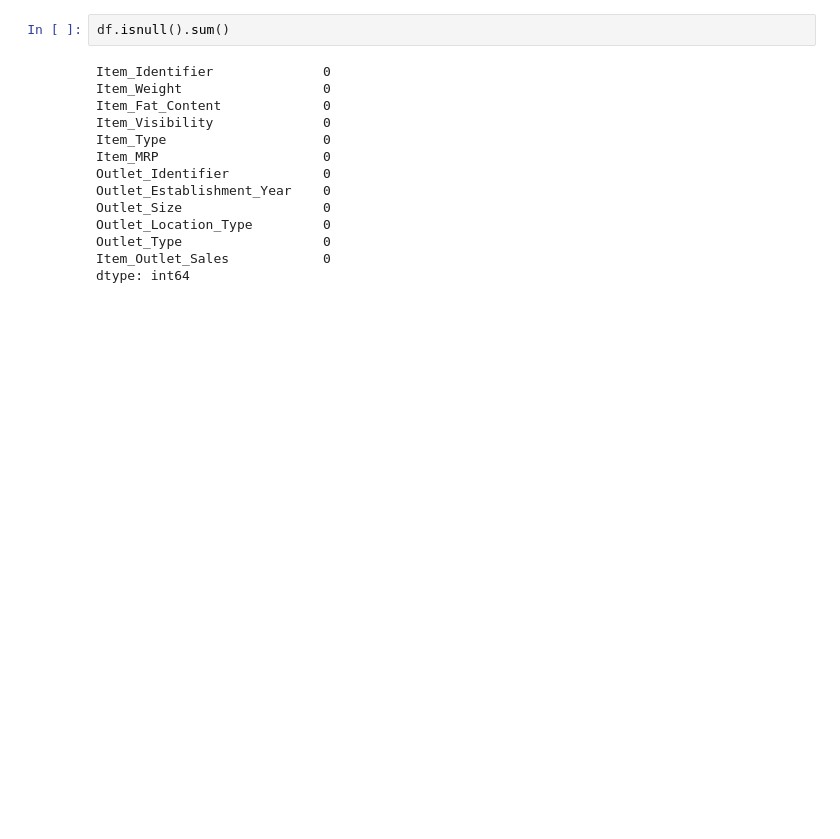
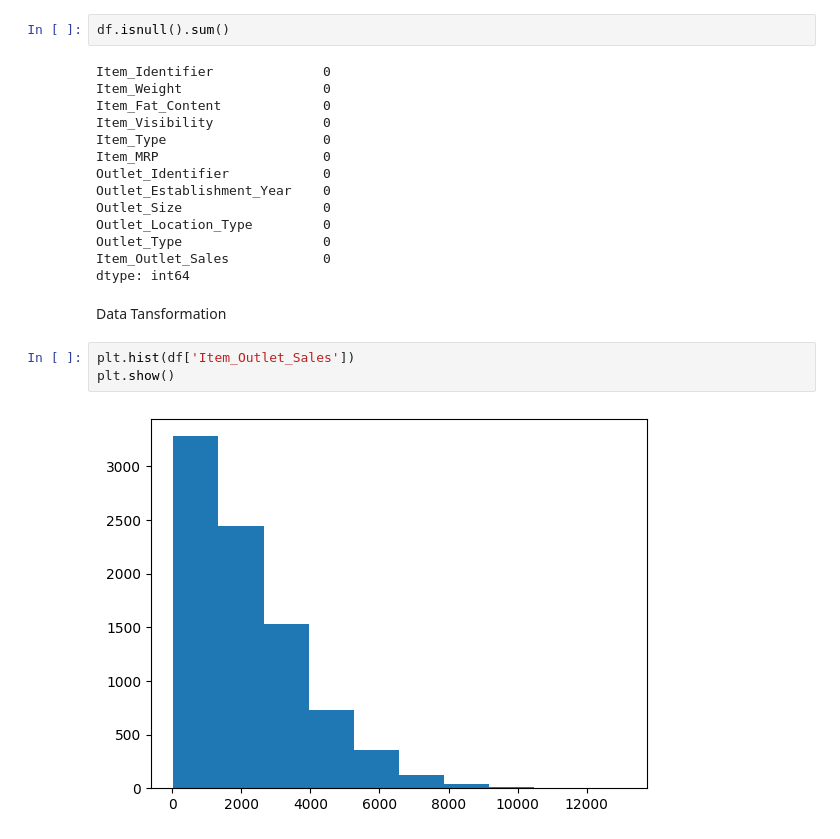
Before and after one commit to hiteshmishra052/Big-Mart-Sales-Prediction, a Jupyter notebook: InternshipProject.ipynb, the cells around one changed output. Cells and saved outputs as stored; diff of their text form; blank space fills up the shorter version.

```diff
--- a/InternshipProject.ipynb
+++ b/InternshipProject.ipynb
@@ -195,3 +195,10 @@ Outlet_Location_Type         0
 Outlet_Type                  0
 Item_Outlet_Sales            0
 dtype: int64
+# %% [markdown]
+Data Tansformation
+# %%
+plt.hist(df['Item_Outlet_Sales'])
+plt.show()
+# %% [output]
+[figure, added]
```
Also changed, not shown: parts of 6 cells of this notebook.
